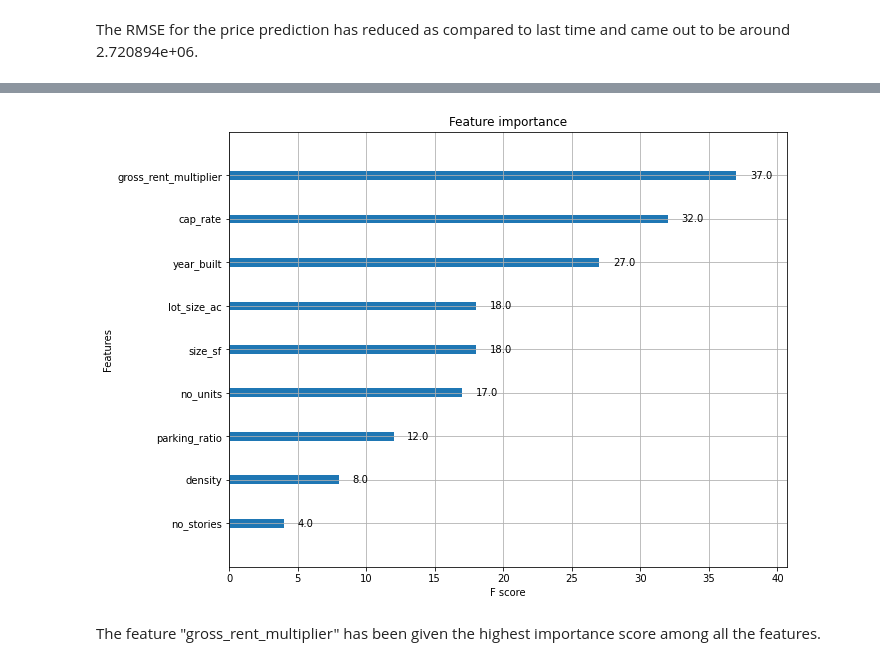
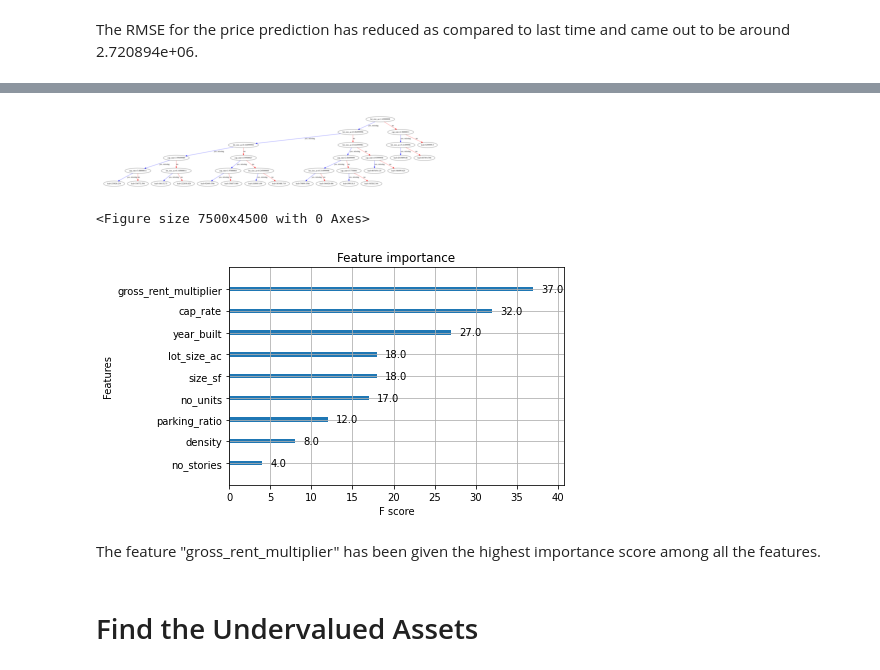
Before and after one commit to ymj1998965/ECON445-project, a Jupyter notebook: Xgboost Regression.ipynb, the cells around one changed output, grey strips where cells are left out. Saved outputs shown, nothing was run; the diff lists cells and outputs as text; code cells hidden in the pictures.

```diff
--- a/Xgboost Regression.ipynb
+++ b/Xgboost Regression.ipynb
@@ -204,8 +198,18 @@ plt.show()
+# %%
+from sklearn.tree import plot_tree
+xgb.plot_tree(xgb_reg, num_trees=0)
+plt.figure(figsize=(50, 30), dpi=150)
+plt.show()
+# %% [output]
+[figure, added]
+<Figure size 7500x4500 with 0 Axes>
 # %%
 xgb.plot_importance(xgb_reg)
-plt.rcParams['figure.figsize'] = [8, 6]
+plt.rcParams['figure.figsize'] = [5, 5]
 plt.show()
 # %% [output]
-[figure, old version]
+[figure, new version]
 # %% [markdown]
 The feature "gross_rent_multiplier" has been given the highest importance score among all the features.
+# %% [markdown]
+# Find the Undervalued Assets
```
Also changed, not shown: parts of 7 cells of this notebook.
